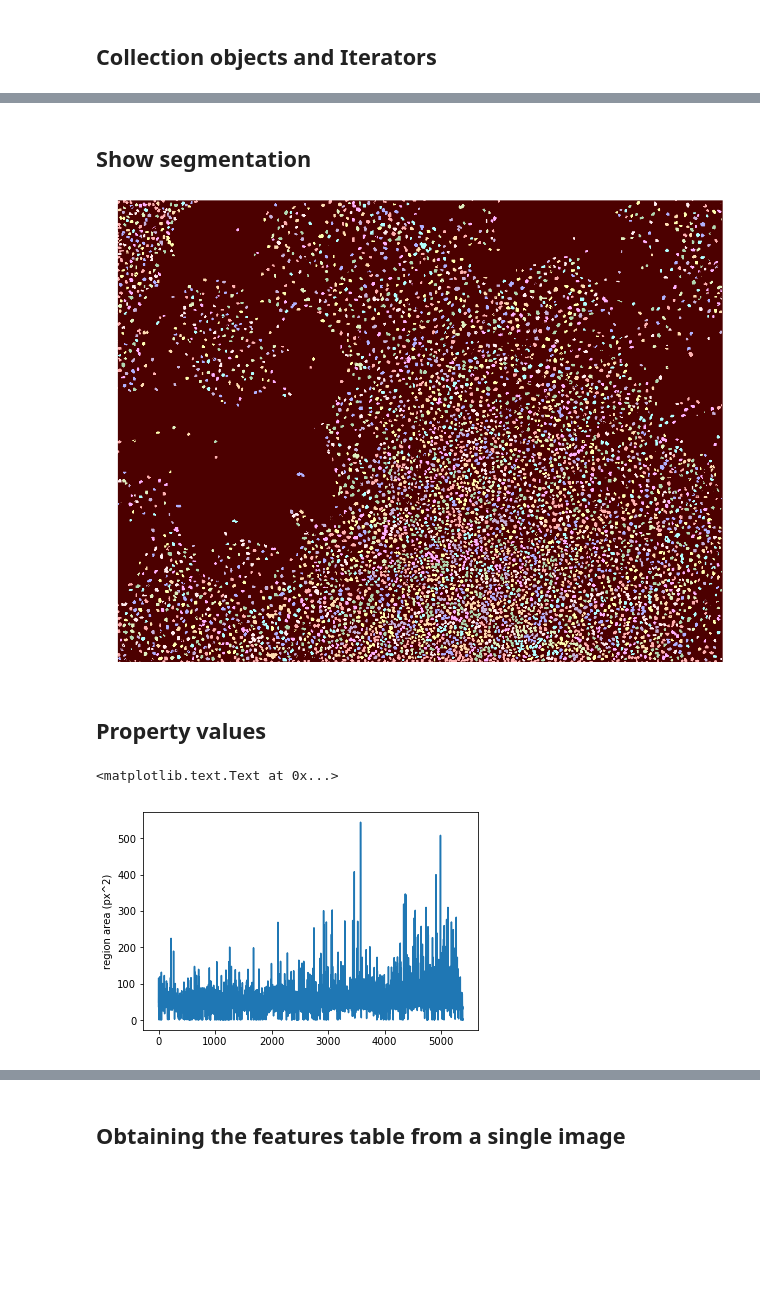
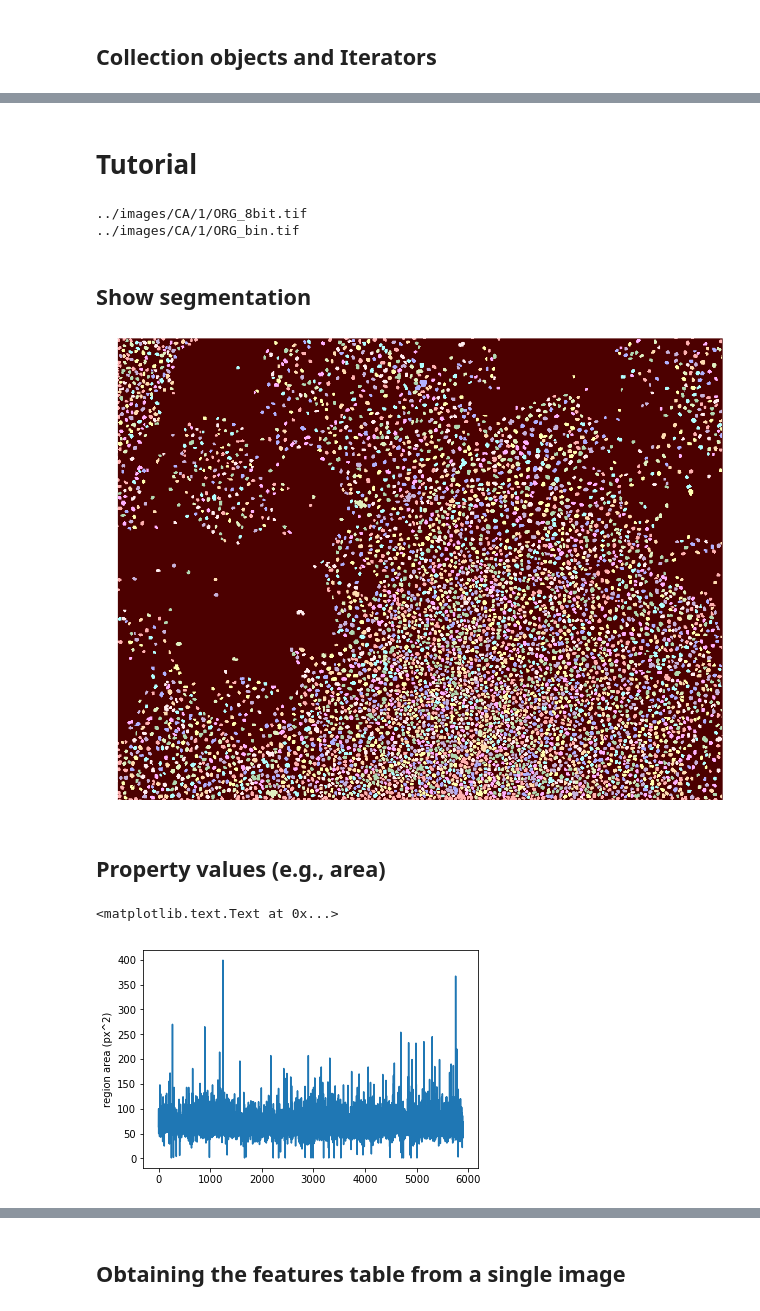
Before and after one commit to rempic/Image-Features-Extraction, a Jupyter notebook: tutorial/remi_tutorial_image_features_extraction.ipynb, the cells around one changed output, grey strips where cells are left out. Saved outputs shown, nothing was run; the diff lists cells and outputs as text; code cells hidden in the pictures; blank space fills up the shorter version.

```diff
--- a/tutorial/remi_tutorial_image_features_extraction.ipynb
+++ b/tutorial/remi_tutorial_image_features_extraction.ipynb
@@ -50,9 +39,29 @@ for img in collection_images:
+# %% [markdown]
+# Tutorial
+# %%
+% matplotlib inline
+import matplotlib.pyplot as plt
+
+import image_features_extraction.Images as fe
+
+
+IMGS = fe.Images('../images/CA/1')
+
+
+# the iterator at work ...
+for IMG in IMGS:
+    print(IMG.file_name())
+# %% [output]
+../images/CA/1/ORG_8bit.tif
+../images/CA/1/ORG_bin.tif
 # %% [markdown]
 ## Show segmentation
 # %%
-image = collection_images.item(0)
+IMG = IMGS.item(1)
 
-imgrgb = image.get_image_segmentation()
+IMG.set_image_intensity(IMGS.item(0))
+
+imgrgb = IMG.get_image_segmentation()
 
 
 fig, ax = plt.subplots(figsize=(20, 20))
@@ -61,23 +70,19 @@ ax.imshow(imgrgb)
 ax.set_axis_off()
 plt.show()
 # %% [output]
-[figure, old version]
+[figure, new version]
 # %% [markdown]
-## Property values
+## Property values (e.g., area)
 # %%
 
-
-image = collection_images.item(0)
+REGS = IMG.regions()
 
 
-collection_regions = image.regions()
-
-
-areas = collection_regions.prop_values('area')
+areas = REGS.prop_values('area')
 
 
 plt.plot(areas)
 plt.ylabel('region area (px^2)')
 # %% [output]
 <matplotlib.text.Text at 0x...>
-[figure, old version]
+[figure, new version]
```
Also changed, not shown: parts of 25 cells of this notebook, 20 other files.
